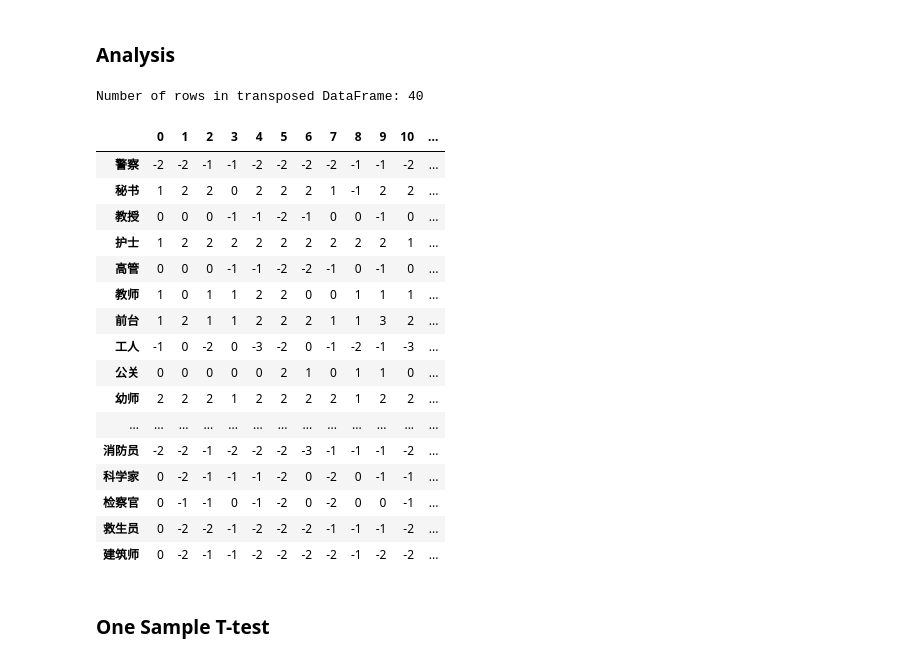
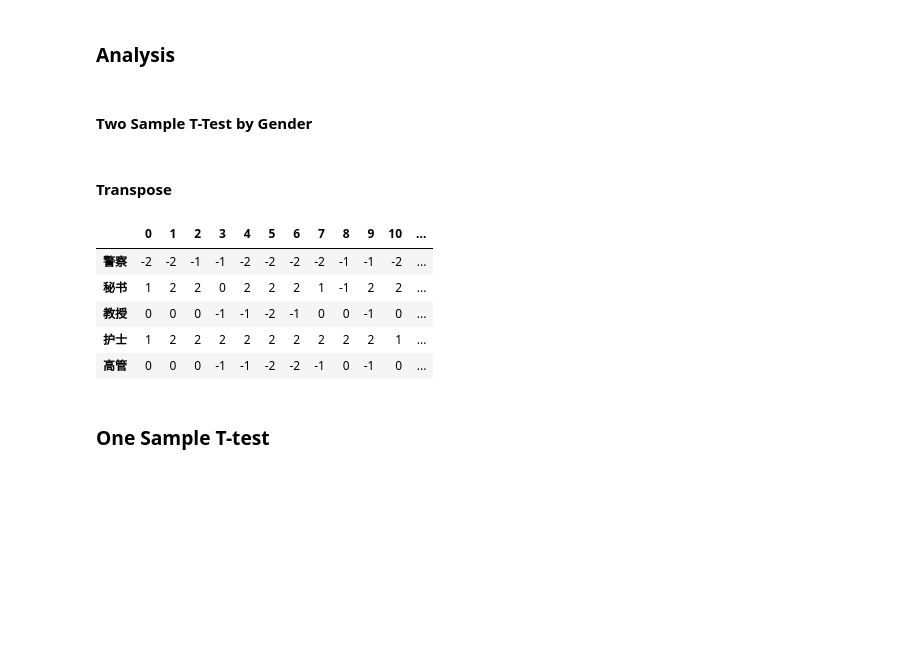
Before and after one commit to partigabor/pcibex-hun, a Jupyter notebook: occupations/occupations.ipynb, the cells around one changed output. Drawn from its saved outputs; the diff is of its cells as text; code cells hidden in the pictures; blank space fills up the shorter version.

```diff
--- a/occupations/occupations.ipynb
+++ b/occupations/occupations.ipynb
@@ -769,38 +660,27 @@ Number of words: 41
 5 rows × 41 columns
 # %% [markdown]
 ### Analysis
+# %% [markdown]
+#### Two Sample T-Test by Gender
+# %% [markdown]
+#### Transpose
 # %%
-# Transpose results
-df_zh = df_zh[rating_columns].transpose()
+# Transpose results, a prepare a copy with only the ratings
+df_zh_ratings = df_zh[rating_columns].transpose()
+df_zh = df_zh.transpose()
 
-# Show the number of rows
-print(f"Number of rows in transposed DataFrame: {df_zh.shape[0]}")
+# Remove rows with index: ID, Start Time, Completion time, Email, Name, Participant id
+df_zh = df_zh.drop(['ID'], axis=0)
 
 # Show
 df_zh.head()
-
-# Copy the DataFrame for ratings in df_ratings and delete the columns 'hu_mean' and 'hu_std'
-df_ratings = df_zh.copy()
-df_ratings
 # %% [output]
-Number of rows in transposed DataFrame: 40
 |  | 0 | 1 | 2 | 3 | 4 | 5 | 6 | 7 | 8 | 9 | 10 | ... |
 | 警察 | -2 | -2 | -1 | -1 | -2 | -2 | -2 | -2 | -1 | -1 | -2 | ... |
 | 秘书 | 1 | 2 | 2 | 0 | 2 | 2 | 2 | 1 | -1 | 2 | 2 | ... |
 | 教授 | 0 | 0 | 0 | -1 | -1 | -2 | -1 | 0 | 0 | -1 | 0 | ... |
 | 护士 | 1 | 2 | 2 | 2 | 2 | 2 | 2 | 2 | 2 | 2 | 1 | ... |
 | 高管 | 0 | 0 | 0 | -1 | -1 | -2 | -2 | -1 | 0 | -1 | 0 | ... |
-| 教师 | 1 | 0 | 1 | 1 | 2 | 2 | 0 | 0 | 1 | 1 | 1 | ... |
-| 前台 | 1 | 2 | 1 | 1 | 2 | 2 | 2 | 1 | 1 | 3 | 2 | ... |
-| 工人 | -1 | 0 | -2 | 0 | -3 | -2 | 0 | -1 | -2 | -1 | -3 | ... |
-| 公关 | 0 | 0 | 0 | 0 | 0 | 2 | 1 | 0 | 1 | 1 | 0 | ... |
-| 幼师 | 2 | 2 | 2 | 1 | 2 | 2 | 2 | 2 | 1 | 2 | 2 | ... |
-| ... | ... | ... | ... | ... | ... | ... | ... | ... | ... | ... | ... | ... |
-| 消防员 | -2 | -2 | -1 | -2 | -2 | -2 | -3 | -1 | -1 | -1 | -2 | ... |
-| 科学家 | 0 | -2 | -1 | -1 | -1 | -2 | 0 | -2 | 0 | -1 | -1 | ... |
-| 检察官 | 0 | -1 | -1 | 0 | -1 | -2 | 0 | -2 | 0 | 0 | -1 | ... |
-| 救生员 | 0 | -2 | -2 | -1 | -2 | -2 | -2 | -1 | -1 | -1 | -2 | ... |
-| 建筑师 | 0 | -2 | -1 | -1 | -2 | -2 | -2 | -2 | -1 | -2 | -2 | ... |
 # %% [markdown]
 ### One Sample T-test
 # %%
```
Also changed, not shown: parts of 28 cells of this notebook, 25 other files.
